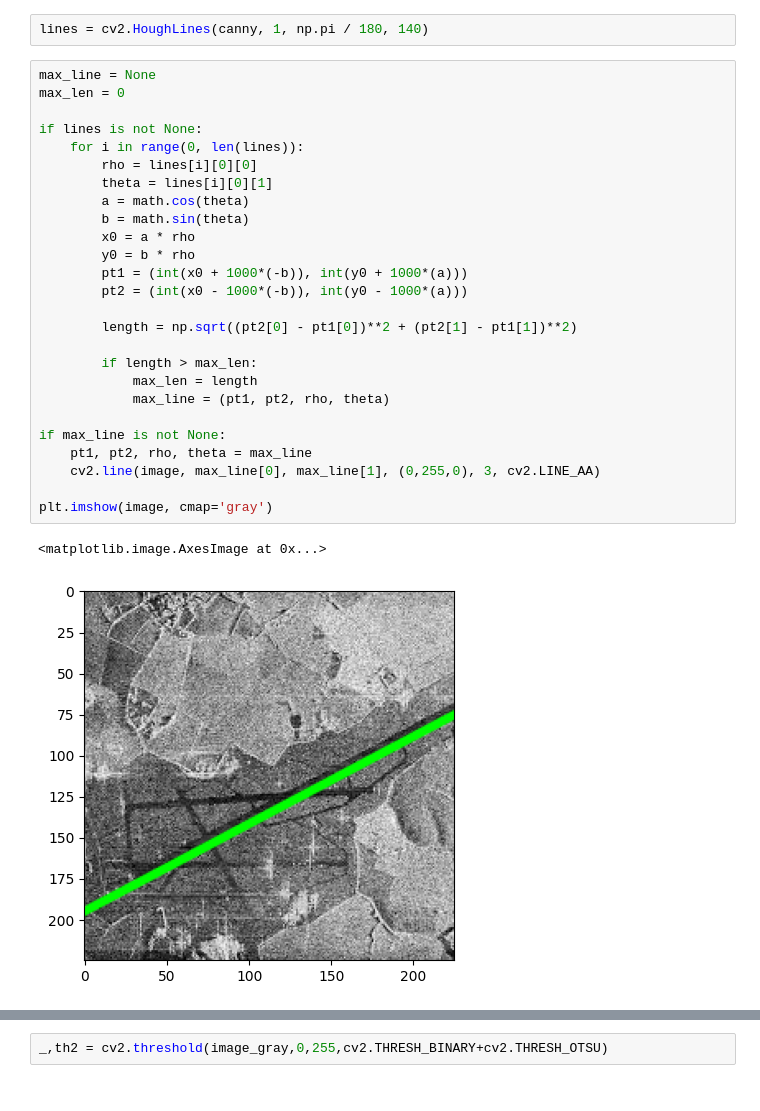
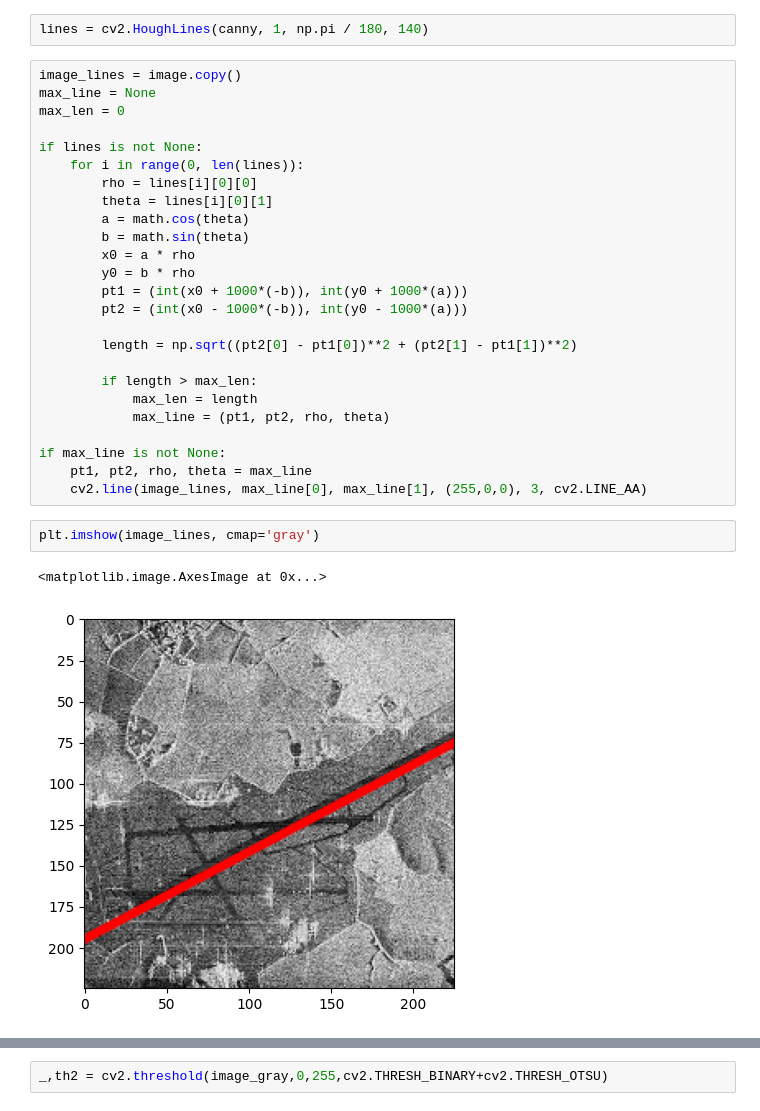
Before and after one commit to vlad3005/IP, a Jupyter notebook: lab3/lab3.ipynb, the cells around one changed output, grey strips where cells are left out. Cells and saved outputs as stored; diff of their text form.

```diff
--- a/lab3/lab3.ipynb
+++ b/lab3/lab3.ipynb
@@ -17,6 +24,7 @@ plt.imshow(canny, cmap='gray')
 # %%
 lines = cv2.HoughLines(canny, 1, np.pi / 180, 140)
 # %%
+image_lines = image.copy()
 max_line = None
 max_len = 0
 
@@ -39,9 +47,9 @@ if lines is not None:
 
 if max_line is not None:
     pt1, pt2, rho, theta = max_line
-    cv2.line(image, max_line[0], max_line[1], (0,255,0), 3, cv2.LINE_AA)
-
-plt.imshow(image, cmap='gray')
+    cv2.line(image_lines, max_line[0], max_line[1], (255,0,0), 3, cv2.LINE_AA)
-# %% [output]
-<matplotlib.image.AxesImage at 0x...>
-[figure, removed]
+# %%
+plt.imshow(image_lines, cmap='gray')
+# %% [output]
+<matplotlib.image.AxesImage at 0x...>
+[figure, added]
```
Also changed, not shown: parts of 11 cells of this notebook.
